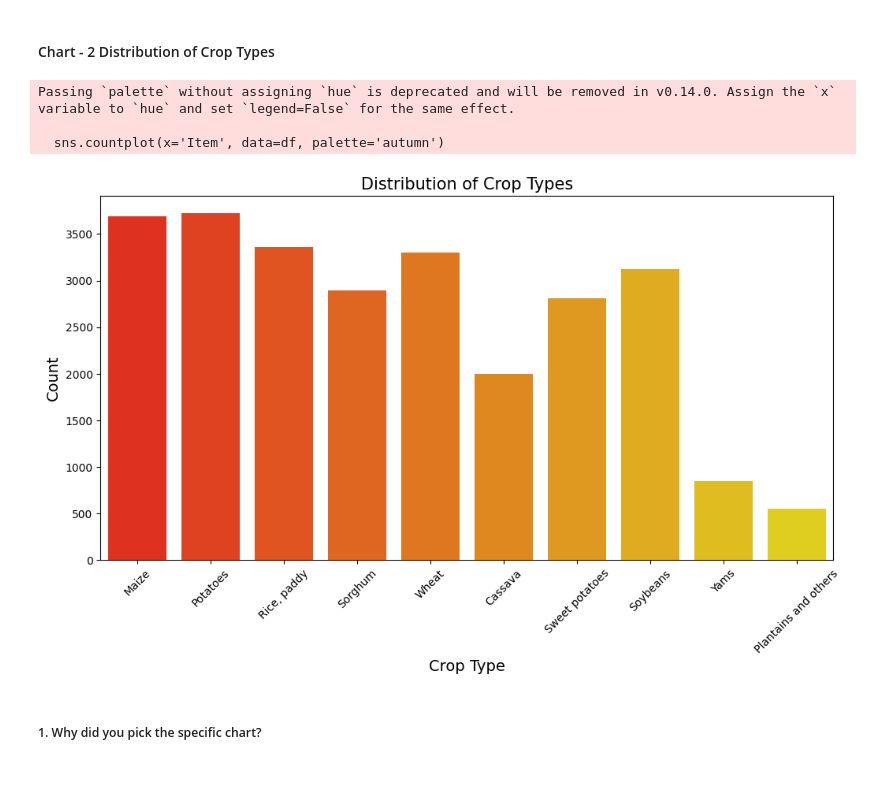
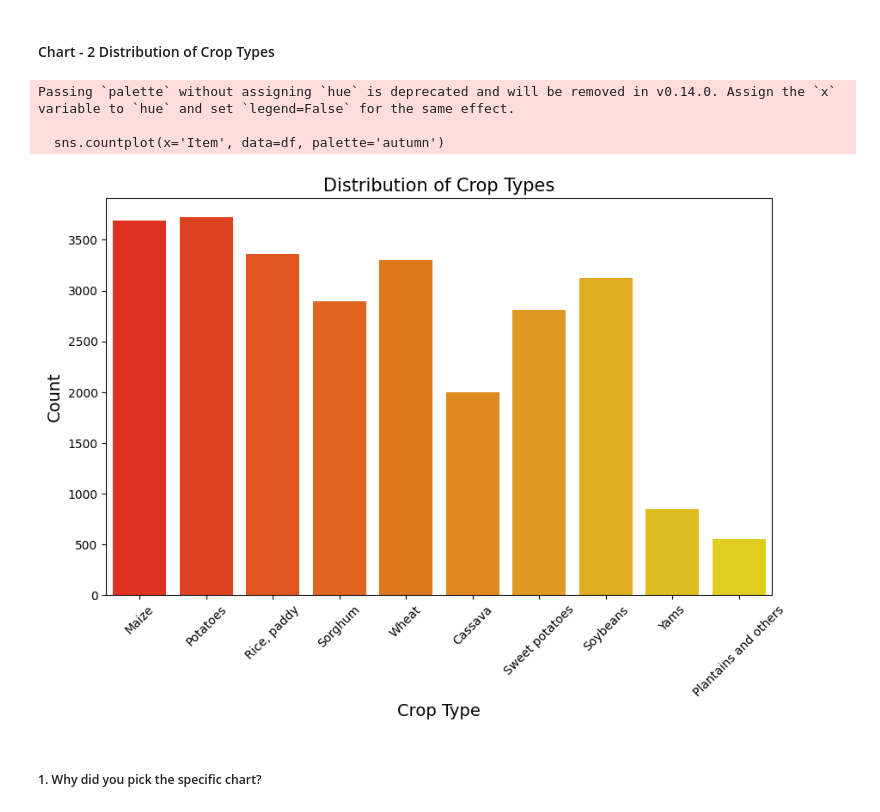
Before and after one commit to Electra89/Supervised_ML_Crop_Yield_Prediction, a Jupyter notebook: Supervised_ML_Crop_Yield_Prediction.ipynb, the cells around one changed output. Drawn from its saved outputs; the diff is of its cells as text; code cells hidden in the pictures; blank space fills up the shorter version.

```diff
--- a/Supervised_ML_Crop_Yield_Prediction.ipynb
+++ b/Supervised_ML_Crop_Yield_Prediction.ipynb
@@ -285,29 +295,29 @@ Are there any insights that lead to negative growth? Justify with specific reaso
 # %% [markdown]
 #### Chart - 2 Distribution of Crop Types
 # %%
-# Distribution of Crop Types Using Seaborn Bar Plot
+# Distribution of Crop Types Using  Bar Plot
 
 # Set the size of the figure
-plt.figure(figsize=(12, 6))
+plt.figure(figsize=(10, 6))
 
-# Creating a Seaborn bar plot for the distribution of crop types
+# Creating a  bar plot for the distribution of crop types
 sns.countplot(x='Item', data=df, palette='autumn')
 
 # Adding a title to the plot
 plt.title('Distribution of Crop Types', fontsize=15)
 
 # Adding labels for the x and y axes
 plt.xlabel('Crop Type', fontsize=14)
 plt.ylabel('Count', fontsize=14)
 plt.xticks(rotation=45)
 
 # Displaying the plot
 plt.show()
 # %% [output]
 Passing `palette` without assigning `hue` is deprecated and will be removed in v0.14.0. Assign the `x` variable to `hue` and set `legend=False` for the same effect.
 
   sns.countplot(x='Item', data=df, palette='autumn')
-[figure, old version]
+[figure, new version]
 # %% [markdown]
 ##### 1. Why did you pick the specific chart?
 # %% [markdown]
```
Also changed, not shown: parts of 76 cells of this notebook.
